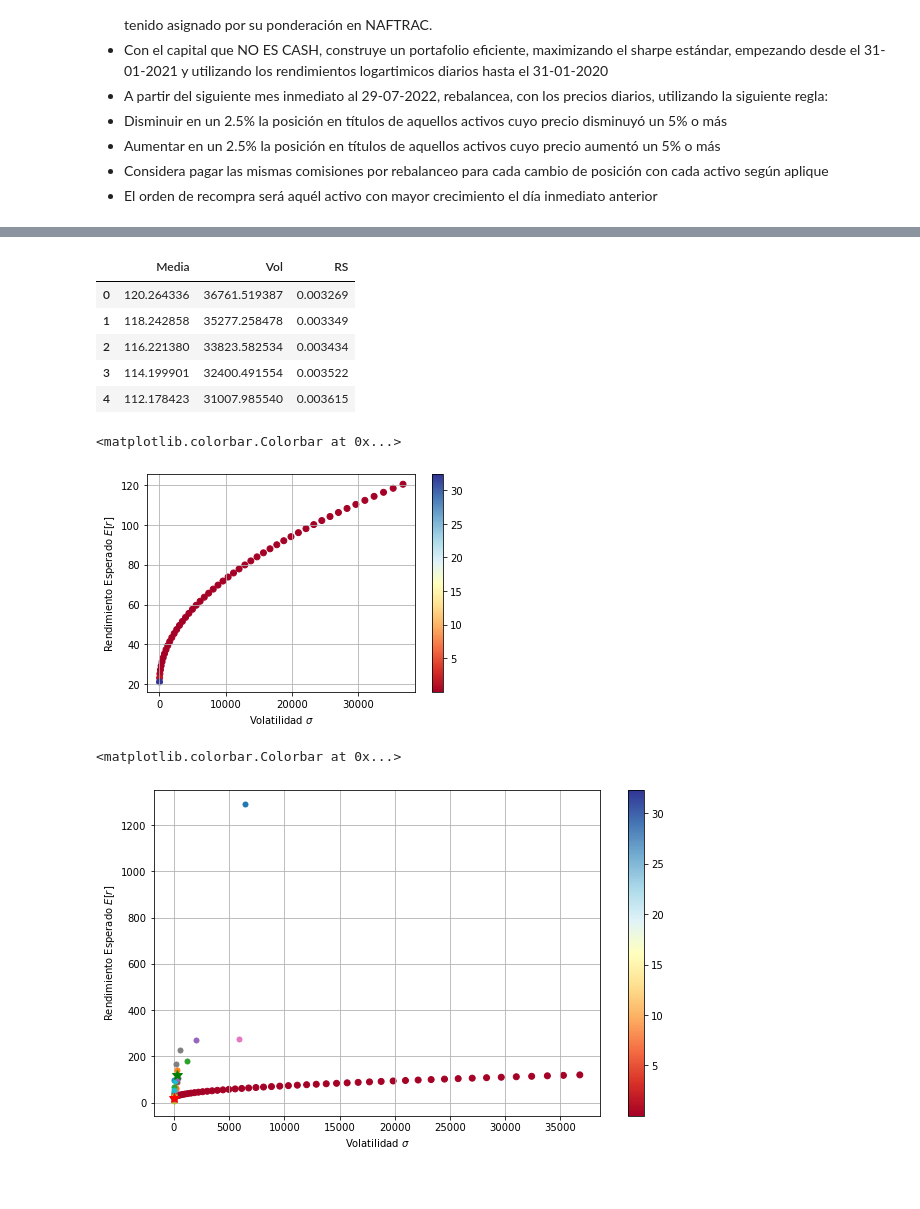
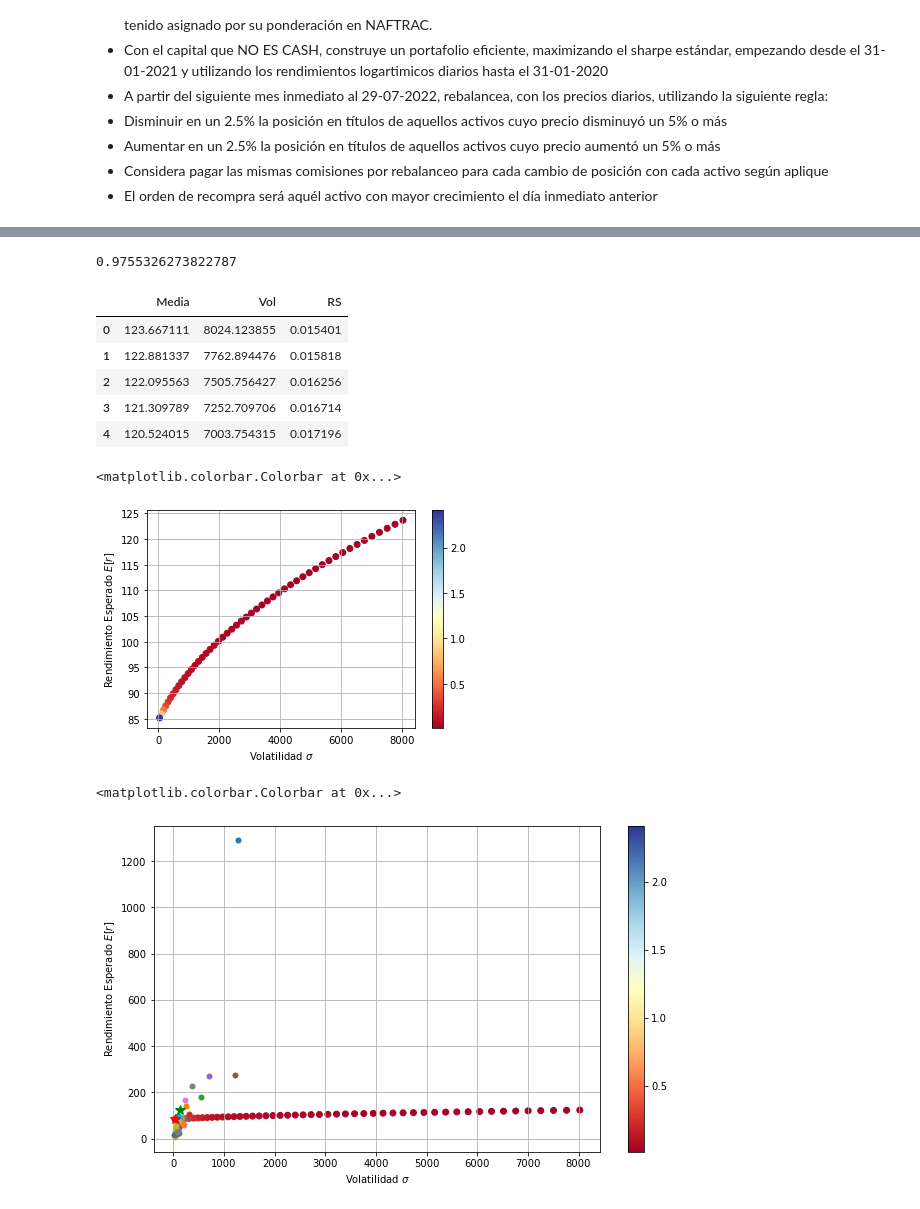
Before and after one commit to FridaHernandezL/Laboratorio1_MyST, a Jupyter notebook: Activas_Borrador.ipynb, the cells around one changed output, grey strips where cells are left out. Cells and saved outputs as stored; diff of their text form; code cells hidden in the pictures.

```diff
--- a/Activas_Borrador.ipynb
+++ b/Activas_Borrador.ipynb
@@ -20,9 +24,9 @@ Se tomará el mismo escenario que en la inversión pasiva, es decir, tomar los a
 * El orden de recompra será aquél activo con mayor crecimiento el día inmediato anterior
 # %%
 absolute_path = os.path.abspath(os.path.dirname('closing_prices.csv'))
-
 closes=pd.read_csv(absolute_path + '\created_files\closing_prices.csv')
 closes=closes.set_index('Date').drop(closes.columns[0],axis=1)
+closes=closes.drop(closes.columns[23],axis=1)
 closes
 # %% [output]
 |  | AC.MX | ALFAA.MX | ALSEA.MX | AMXL.MX | ASURB.MX | BBAJIOO.MX | BIMBOA.MX | BOLSAA.MX | CEMEXCPO.MX | ... |
@@ -61,7 +49,7 @@ yearone
 #dataframe con medias y colatilidades por activo
 summary=pd.DataFrame(columns=yearone.columns)
 summary.loc['Media']=yearone.mean()
-summary.loc['Volatilidad']=yearone.var()
+summary.loc['Volatilidad']=yearone.std()*(254**(1/2))
 
 #correlaciones
 corr=yearone.corr()
@@ -74,3 +62,4 @@ S= np.diag(summary.loc['Volatilidad'].values)
 Sigma=S.dot(corr).dot(S)
 # rendimientos esperados activos individuales
 re=summary.loc['Media'].values
+summary
@@ -110,6 +114,9 @@ w_minvar = minvar.x
 E_minvar =re.T.dot(w_minvar)
 s_minvar = var(w_minvar, Sigma)**0.5
 RS_minvar= (E_minvar - rf) / s_minvar
+RS_minvar
+# %% [output]
+0.9755326273822787
 # %%
 cov_emv_minvar=w_emv.T.dot(Sigma).dot(w_minvar)
 corr_emv_minvar=cov_emv_minvar/(s_emv*s_minvar)
@@ -120,21 +127,23 @@ frontera['RS']=(frontera['Media'] - rf)/frontera['Vol']
 frontera.head()
 # %% [output]
 |  | Media | Vol | RS |
-| 0 | 120.264336 | 36761.519387 | 0.003269 |
-| 1 | 118.242858 | 35277.258478 | 0.003349 |
-| 2 | 116.221380 | 33823.582534 | 0.003434 |
-| 3 | 114.199901 | 32400.491554 | 0.003522 |
-| 4 | 112.178423 | 31007.985540 | 0.003615 |
+| 0 | 123.667111 | 8024.123855 | 0.015401 |
+| 1 | 122.881337 | 7762.894476 | 0.015818 |
+| 2 | 122.095563 | 7505.756427 | 0.016256 |
+| 3 | 121.309789 | 7252.709706 | 0.016714 |
+| 4 | 120.524015 | 7003.754315 | 0.017196 |
 # %%
-plt.figure(figsize=(6,4))
-plt.scatter(frontera['Vol'],frontera['Media'],c=frontera['RS'],cmap='RdYlBu')
-plt.grid()
-plt.xlabel('Volatilidad $\sigma$')
-plt.ylabel('Rendimiento Esperado $E[r]$')
-plt.colorbar()
+def frontera_ef(frontera):
+    plt.figure(figsize=(6,4))
+    plt.scatter(frontera['Vol'],frontera['Media'],c=frontera['RS'],cmap='RdYlBu')
+    plt.grid()
+    plt.xlabel('Volatilidad $\sigma$')
+    plt.ylabel('Rendimiento Esperado $E[r]$')
+    plt.colorbar()
+frontera_ef(frontera)
 # %% [output]
 <matplotlib.colorbar.Colorbar at 0x...>
-[figure, old version]
+[figure, new version]
 # %%
 plt.figure(figsize=(10,6))
 # Frontera
@@ -156,5 +165,5 @@ plt.grid()
 plt.colorbar()
 # %% [output]
 <matplotlib.colorbar.Colorbar at 0x...>
-[figure, old version]
+[figure, new version]
 # %%
```
Also changed, not shown: parts of 15 cells of this notebook, 5 other files.
